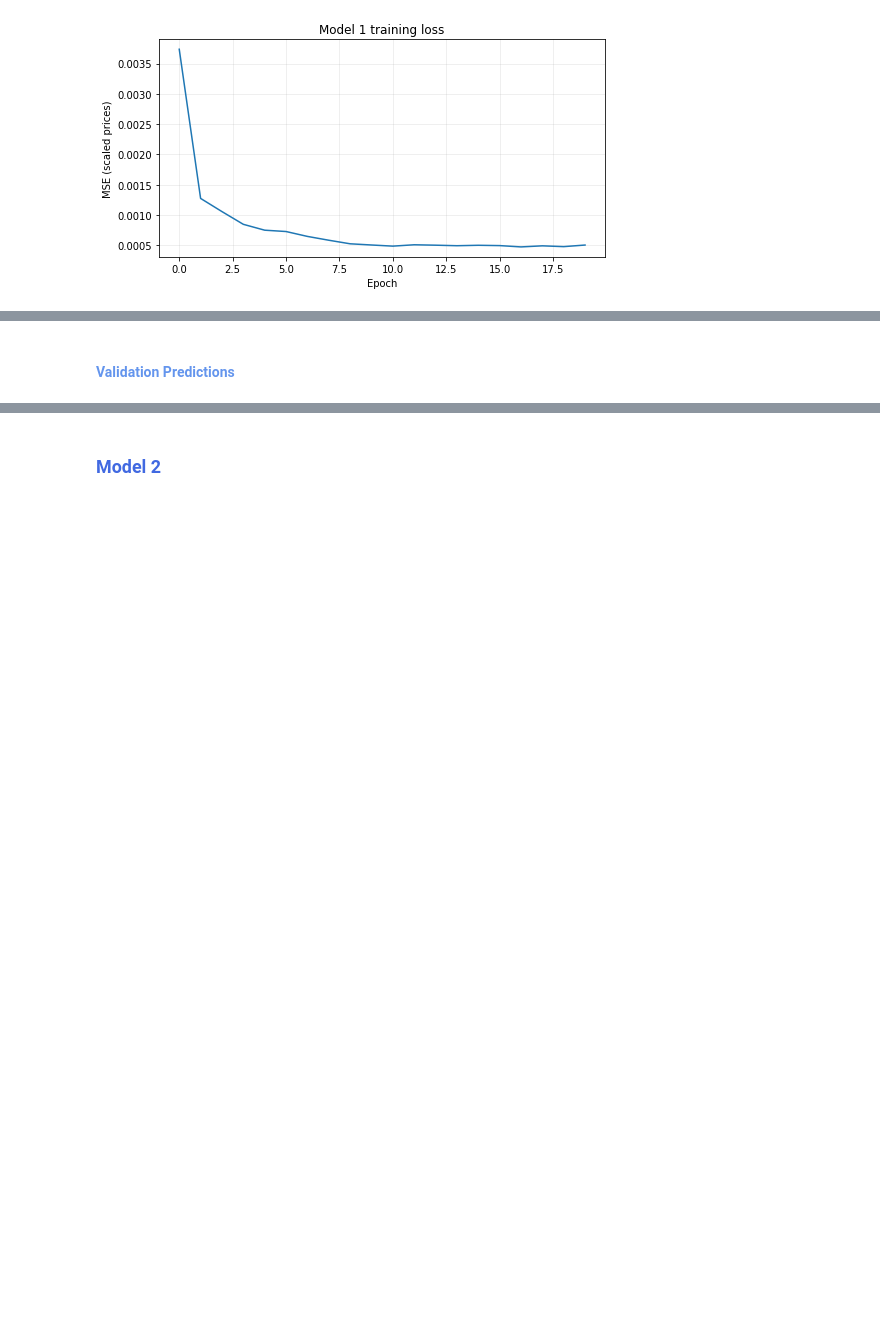
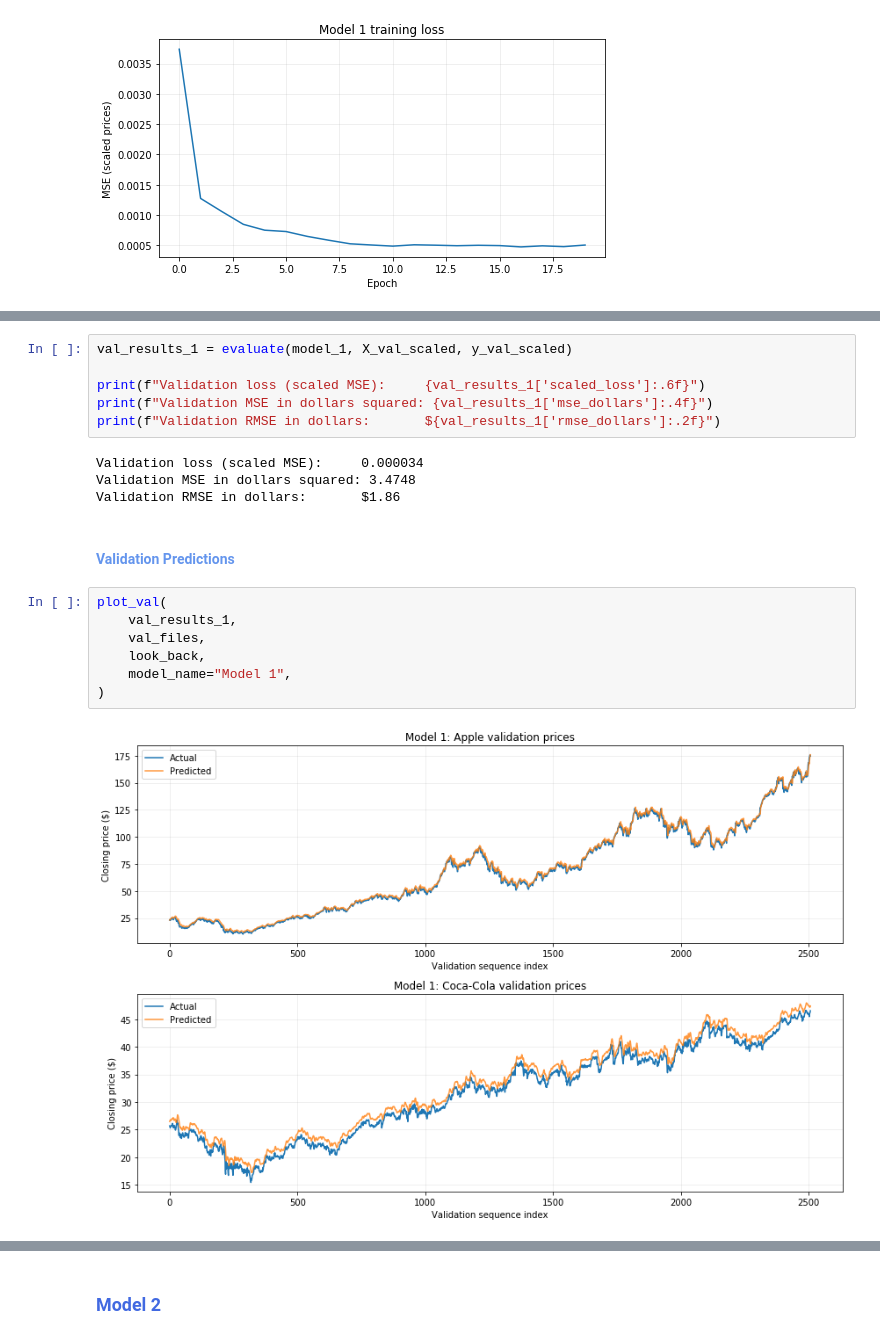
Before and after one commit to AylieNagler/Stock-Price-Predictions, a Jupyter notebook: NOTEBOOK/asg5_Group2_AylieLapierreNagler_AnikaViado_QlirimTeneqja_ArsiKharghani.ipynb, the cells around one changed output, grey strips where cells are left out. Drawn from its saved outputs; the diff is of its cells as text; blank space fills up the shorter version.

Commit message:
Complete Model 1

```diff
--- a/NOTEBOOK/asg5_Group2_AylieLapierreNagler_AnikaViado_QlirimTeneqja_ArsiKharghani.ipynb
+++ b/NOTEBOOK/asg5_Group2_AylieLapierreNagler_AnikaViado_QlirimTeneqja_ArsiKharghani.ipynb
@@ -335,2 +337,21 @@ Training RMSE in dollars:              $3.01
+# %%
+val_results_1 = evaluate(model_1, X_val_scaled, y_val_scaled)
+
+print(f"Validation loss (scaled MSE):     {val_results_1['scaled_loss']:.6f}")
+print(f"Validation MSE in dollars squared: {val_results_1['mse_dollars']:.4f}")
+print(f"Validation RMSE in dollars:       ${val_results_1['rmse_dollars']:.2f}")
+# %% [output]
+Validation loss (scaled MSE):     0.000034
+Validation MSE in dollars squared: 3.4748
+Validation RMSE in dollars:       $1.86
 # %% [markdown]
 #### <span style="color:cornflowerblue">Validation Predictions</span>
+# %%
+plot_val(
+    val_results_1,
+    val_files,
+    look_back,
+    model_name="Model 1",
+)
+# %% [output]
+[figure, added]
```
Also changed, not shown: parts of 3 cells of this notebook.
